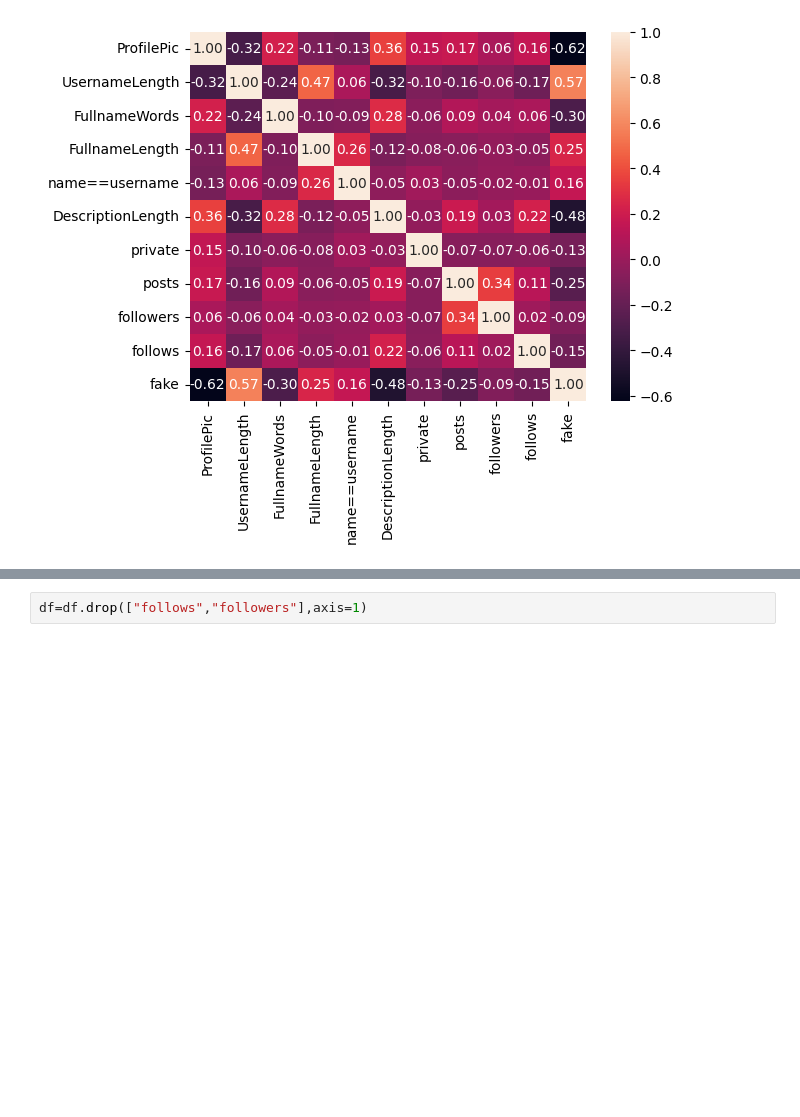
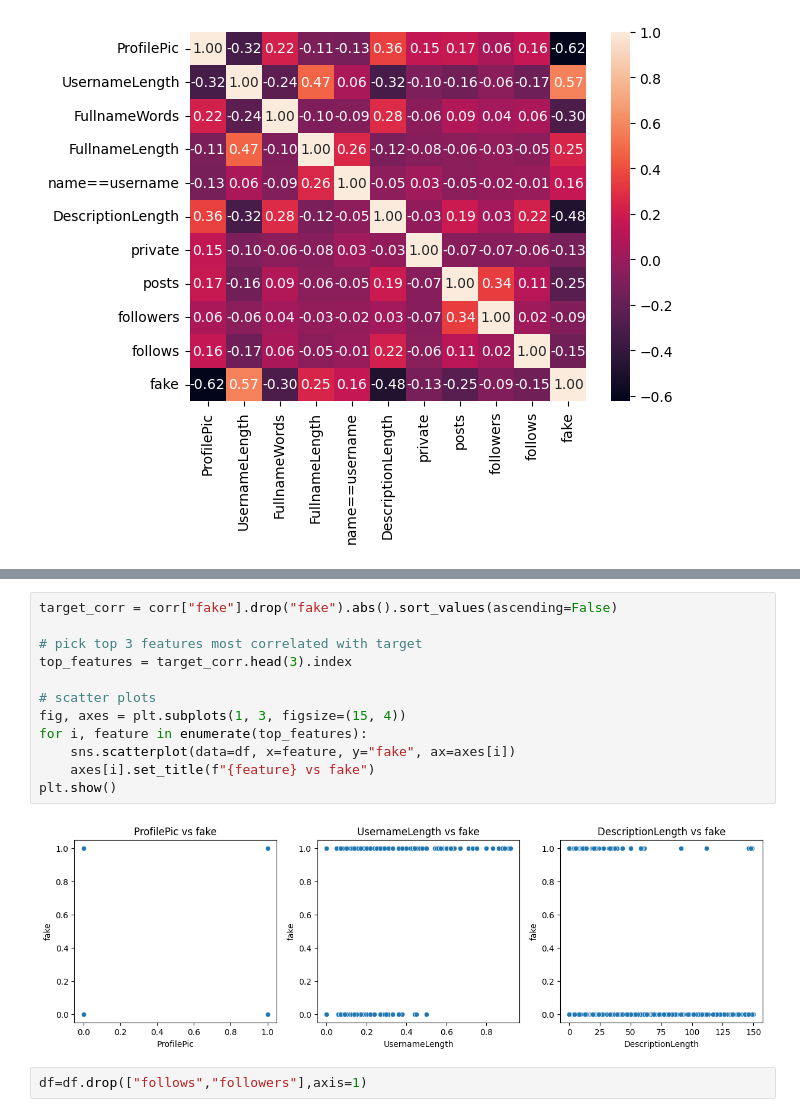
Before and after one commit to anuvab03/Faith, a Jupyter notebook: proj/model.ipynb, the cells around one changed output, grey strips where cells are left out. Drawn from its saved outputs; the diff is of its cells as text; blank space fills up the shorter version.

```diff
--- a/proj/model.ipynb
+++ b/proj/model.ipynb
@@ -220,3 +233,17 @@ plt.show()
+# %%
+target_corr = corr["fake"].drop("fake").abs().sort_values(ascending=False)
+
+# pick top 3 features most correlated with target
+top_features = target_corr.head(3).index
+
+# scatter plots
+fig, axes = plt.subplots(1, 3, figsize=(15, 4))
+for i, feature in enumerate(top_features):
+    sns.scatterplot(data=df, x=feature, y="fake", ax=axes[i])
+    axes[i].set_title(f"{feature} vs fake")
+plt.show()
+# %% [output]
+[figure, added]
 # %%
 df=df.drop(["follows","followers"],axis=1)
 # %% [markdown]
```
Also changed, not shown: parts of 16 cells of this notebook.
